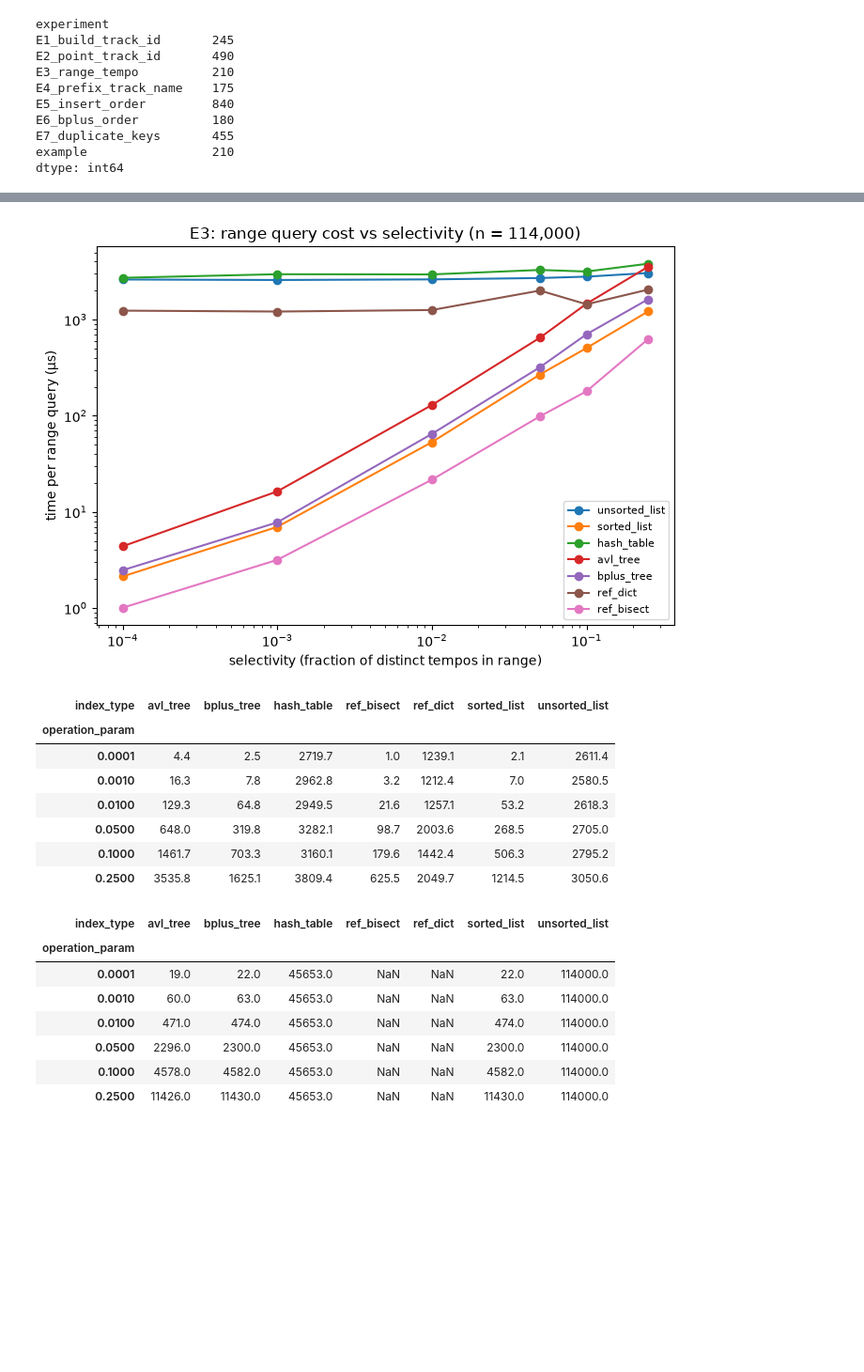
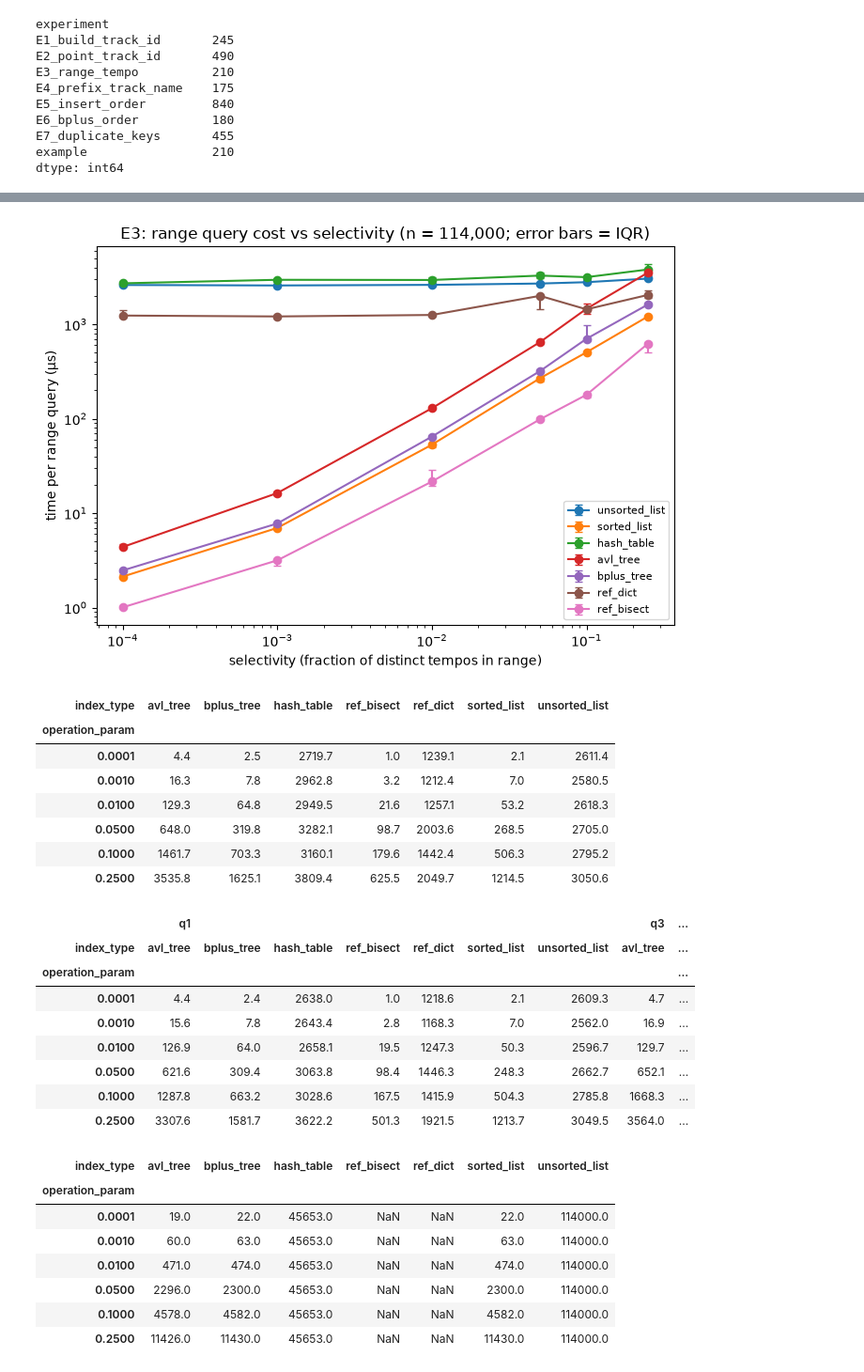
Before and after one commit to neildevnani/Project_1_DS4300, a Jupyter notebook: analysis/results.ipynb, the cells around one changed output, grey strips where cells are left out. Shown at 94% size. Saved outputs shown, nothing was run; the diff lists cells and outputs as text; code cells hidden in the pictures; blank space fills up the shorter version.

Commit message:
Fix analysis notebooks, add IQR error bars, clean up report and incident reports

```diff
--- a/analysis/results.ipynb
+++ b/analysis/results.ipynb
@@ -34,19 +49,22 @@ dtype: int64
 e1 = r[r['experiment'].str.startswith('E1')]
 m1 = e1.groupby(['index_type', 'n_keys']).agg(
     build_ms=('total_ns', lambda x: x.median() / 1e6),
+    q1_ms=('total_ns', lambda x: x.quantile(0.25) / 1e6),
+    q3_ms=('total_ns', lambda x: x.quantile(0.75) / 1e6),
     mem=('memory_bytes', 'median')).reset_index()
 
-plt.figure(figsize=(7, 5))
+fig, ax = plt.subplots(figsize=(7, 5))
 for idx in INDEXES:
     g = m1[m1['index_type'] == idx]
-    plt.loglog(g['n_keys'], g['build_ms'], 'o-', label=f"{idx} (slope {slope(g['n_keys'], g['build_ms']):.2f})")
-plt.xlabel('n (keys)'); plt.ylabel('build time (ms)')
-plt.title('E1: build time vs n'); plt.legend(fontsize=8)
+    errbar(ax, g['n_keys'], g['build_ms'], g['q1_ms'], g['q3_ms'], f"{idx} (slope {slope(g['n_keys'], g['build_ms']):.2f})")
+ax.set_xscale('log'); ax.set_yscale('log')
+ax.set_xlabel('n (keys)'); ax.set_ylabel('build time (ms)')
+ax.set_title('E1: build time vs n (median; error bars = IQR of 5 reps)'); ax.legend(fontsize=8)
 plt.tight_layout(); plt.savefig('figures/e1_build.png', dpi=150); plt.show()
 
 full = m1[m1['n_keys'] == m1['n_keys'].max()].set_index('index_type')
-full['bytes_per_key'] = (full['mem'] / full.index.map(lambda _: m1['n_keys'].max())).round(0)
-display(full[['build_ms', 'bytes_per_key']].round(1).sort_values('build_ms'))
+full['bytes_per_key'] = (full['mem'] / m1['n_keys'].max()).round(0)
+display(full[['build_ms', 'q1_ms', 'q3_ms', 'bytes_per_key']].round(1).sort_values('build_ms'))
 
 # crossovers: rank of each index (1 = fastest build) at every n
 display(m1.pivot(index='n_keys', columns='index_type', values='build_ms').rank(axis=1).astype(int))
@@ -73,17 +93,20 @@ display(m1.pivot(index='n_keys', columns='index_type', values='build_ms').rank(a
 # %%
 e2 = r[r['experiment'].str.startswith('E2')]
-m2 = e2.groupby(['index_type', 'operation', 'n_keys'])[['us_per_op', 'cmp_per_op']].median().reset_index()
+m2 = e2.groupby(['index_type', 'operation', 'n_keys']).agg(
+    us_per_op=('us_per_op', 'median'), q1=('us_per_op', q1), q3=('us_per_op', q3),
+    cmp_per_op=('cmp_per_op', 'median')).reset_index()
 
 fig, axes = plt.subplots(1, 2, figsize=(12, 5), sharey=True)
 for ax, op in zip(axes, ['point_hit', 'point_miss']):
     for idx in INDEXES:
         g = m2[(m2['index_type'] == idx) & (m2['operation'] == op)]
-        ax.loglog(g['n_keys'], g['us_per_op'], 'o-', label=f"{idx} ({slope(g['n_keys'], g['us_per_op']):.2f})")
-    ax.set_xlabel('n (keys)'); ax.set_title(f'E2: {op}'); ax.legend(fontsize=7)
+        errbar(ax, g['n_keys'], g['us_per_op'], g['q1'], g['q3'], f"{idx} ({slope(g['n_keys'], g['us_per_op']):.2f})")
+    ax.set_xscale('log'); ax.set_yscale('log')
+    ax.set_xlabel('n (keys)'); ax.set_title(f'E2: {op} (error bars = IQR)'); ax.legend(fontsize=7)
 axes[0].set_ylabel('time per lookup (µs)')
 plt.tight_layout(); plt.savefig('figures/e2_lookup.png', dpi=150); plt.show()
 
 at_full = m2[m2['n_keys'] == m2['n_keys'].max()]
-display(at_full.pivot(index='index_type', columns='operation', values=['us_per_op', 'cmp_per_op']).round(2))
+display(at_full.pivot(index='index_type', columns='operation', values=['us_per_op', 'q1', 'q3', 'cmp_per_op']).round(2))
 display(m2[m2['operation'] == 'point_hit'].pivot(index='n_keys', columns='index_type', values='us_per_op').rank(axis=1).astype(int))
 # %% [output]
@@ -110,19 +135,23 @@ display(m2[m2['operation'] == 'point_hit'].pivot(index='n_keys', columns='index_
 # %%
 e3 = r[r['experiment'].str.startswith('E3')]
-m3 = e3.groupby(['index_type', 'operation_param'])[['us_per_op', 'cmp_per_op']].median().reset_index()
+m3 = e3.groupby(['index_type', 'operation_param']).agg(
+    us_per_op=('us_per_op', 'median'), q1=('us_per_op', q1), q3=('us_per_op', q3),
+    cmp_per_op=('cmp_per_op', 'median')).reset_index()
 
-plt.figure(figsize=(7, 5))
+fig, ax = plt.subplots(figsize=(7, 5))
 for idx in INDEXES:
     g = m3[m3['index_type'] == idx]
-    plt.loglog(g['operation_param'], g['us_per_op'], 'o-', label=idx)
-plt.xlabel('selectivity (fraction of distinct tempos in range)'); plt.ylabel('time per range query (µs)')
-plt.title('E3: range query cost vs selectivity (n = 114,000)'); plt.legend(fontsize=8)
+    errbar(ax, g['operation_param'], g['us_per_op'], g['q1'], g['q3'], idx)
+ax.set_xscale('log'); ax.set_yscale('log')
+ax.set_xlabel('selectivity (fraction of distinct tempos in range)'); ax.set_ylabel('time per range query (µs)')
+ax.set_title('E3: range query cost vs selectivity (n = 114,000; error bars = IQR)'); ax.legend(fontsize=8)
 plt.tight_layout(); plt.savefig('figures/e3_range.png', dpi=150); plt.show()
 
 display(m3.pivot(index='operation_param', columns='index_type', values='us_per_op').round(1))
+display(m3.pivot(index='operation_param', columns='index_type', values=['q1', 'q3']).round(1))
 display(m3.pivot(index='operation_param', columns='index_type', values='cmp_per_op').round(0))
 # %% [output]
-[figure, old version]
+[figure, new version]
 | index_type | avl_tree | bplus_tree | hash_table | ref_bisect | ref_dict | sorted_list | unsorted_list |
 | operation_param |  |  |  |  |  |  |  |
 | 0.0001 | 4.4 | 2.5 | 2719.7 | 1.0 | 1239.1 | 2.1 | 2611.4 |
@@ -131,11 +160,20 @@ display(m3.pivot(index='operation_param', columns='index_type', values='cmp_per_
 | 0.0500 | 648.0 | 319.8 | 3282.1 | 98.7 | 2003.6 | 268.5 | 2705.0 |
 | 0.1000 | 1461.7 | 703.3 | 3160.1 | 179.6 | 1442.4 | 506.3 | 2795.2 |
 | 0.2500 | 3535.8 | 1625.1 | 3809.4 | 625.5 | 2049.7 | 1214.5 | 3050.6 |
-| index_type | avl_tree | bplus_tree | hash_table | ref_bisect | ref_dict | sorted_list | unsorted_list |
-| operation_param |  |  |  |  |  |  |  |
-| 0.0001 | 19.0 | 22.0 | 45653.0 | NaN | NaN | 22.0 | 114000.0 |
-| 0.0010 | 60.0 | 63.0 | 45653.0 | NaN | NaN | 63.0 | 114000.0 |
-| 0.0100 | 471.0 | 474.0 | 45653.0 | NaN | NaN | 474.0 | 114000.0 |
-| 0.0500 | 2296.0 | 2300.0 | 45653.0 | NaN | NaN | 2300.0 | 114000.0 |
-| 0.1000 | 4578.0 | 4582.0 | 45653.0 | NaN | NaN | 4582.0 | 114000.0 |
-| 0.2500 | 11426.0 | 11430.0 | 45653.0 | NaN | NaN | 11430.0 | 114000.0 |
+|  | q1 |  |  |  |  |  |  | q3 | ... |
+| index_type | avl_tree | bplus_tree | hash_table | ref_bisect | ref_dict | sorted_list | unsorted_list | avl_tree | ... |
+| operation_param |  |  |  |  |  |  |  |  | ... |
+| 0.0001 | 4.4 | 2.4 | 2638.0 | 1.0 | 1218.6 | 2.1 | 2609.3 | 4.7 | ... |
+| 0.0010 | 15.6 | 7.8 | 2643.4 | 2.8 | 1168.3 | 7.0 | 2562.0 | 16.9 | ... |
+| 0.0100 | 126.9 | 64.0 | 2658.1 | 19.5 | 1247.3 | 50.3 | 2596.7 | 129.7 | ... |
+| 0.0500 | 621.6 | 309.4 | 3063.8 | 98.4 | 1446.3 | 248.3 | 2662.7 | 652.1 | ... |
+| 0.1000 | 1287.8 | 663.2 | 3028.6 | 167.5 | 1415.9 | 504.3 | 2785.8 | 1668.3 | ... |
+| 0.2500 | 3307.6 | 1581.7 | 3622.2 | 501.3 | 1921.5 | 1213.7 | 3049.5 | 3564.0 | ... |
+| index_type | avl_tree | bplus_tree | hash_table | ref_bisect | ref_dict | sorted_list | unsorted_list |
+| operation_param |  |  |  |  |  |  |  |
+| 0.0001 | 19.0 | 22.0 | 45653.0 | NaN | NaN | 22.0 | 114000.0 |
+| 0.0010 | 60.0 | 63.0 | 45653.0 | NaN | NaN | 63.0 | 114000.0 |
+| 0.0100 | 471.0 | 474.0 | 45653.0 | NaN | NaN | 474.0 | 114000.0 |
+| 0.0500 | 2296.0 | 2300.0 | 45653.0 | NaN | NaN | 2300.0 | 114000.0 |
+| 0.1000 | 4578.0 | 4582.0 | 45653.0 | NaN | NaN | 4582.0 | 114000.0 |
+| 0.2500 | 11426.0 | 11430.0 | 45653.0 | NaN | NaN | 11430.0 | 114000.0 |
```
Also changed, not shown: parts of 16 cells of this notebook, 48 other files.
